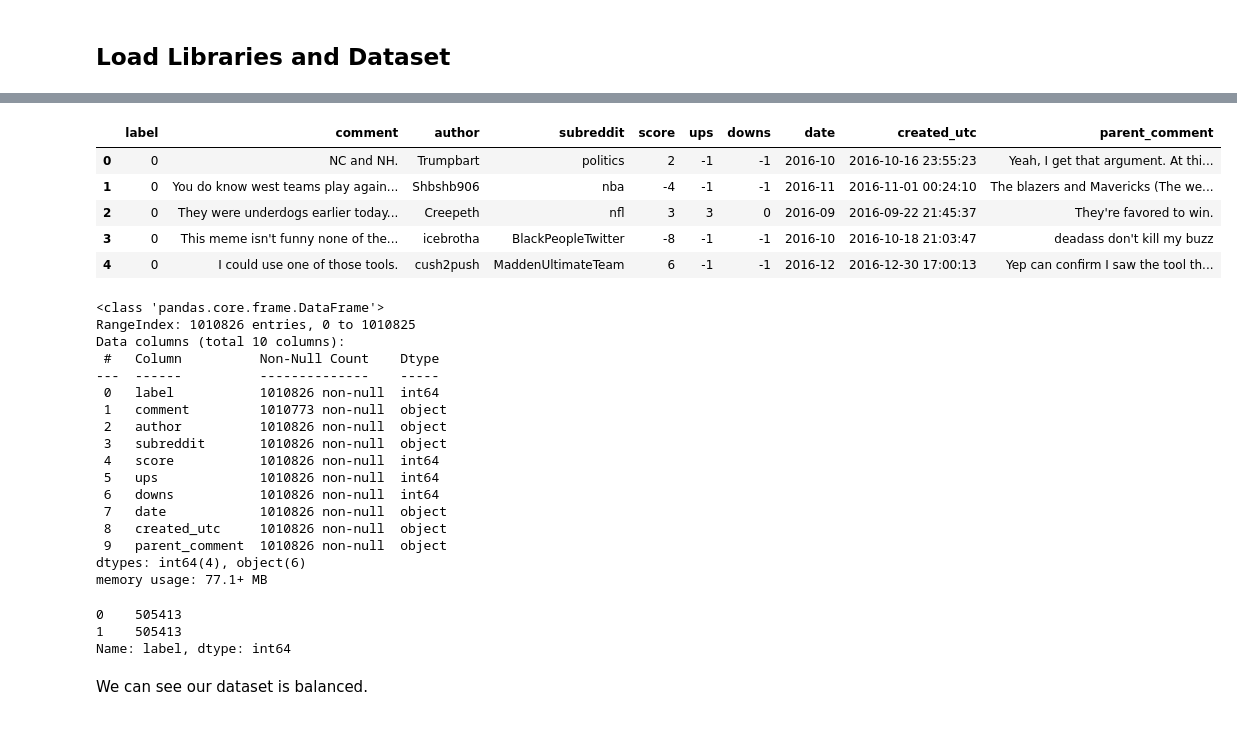
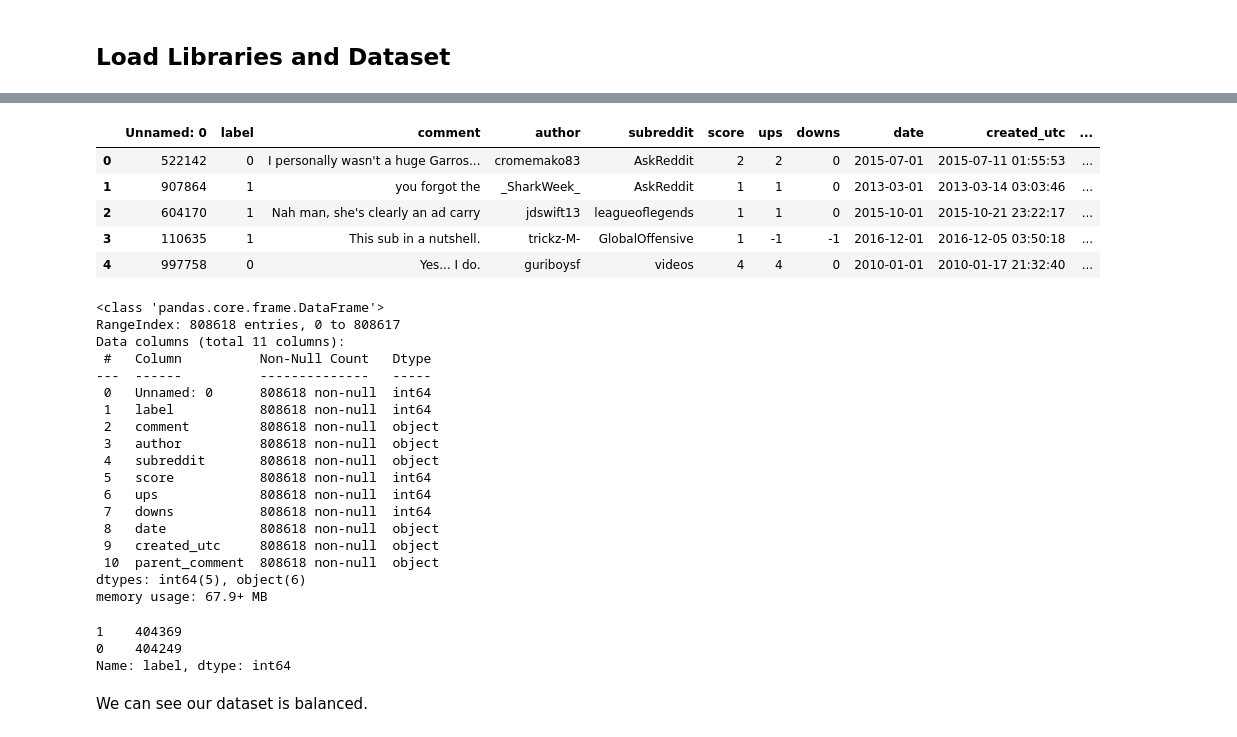
Before and after one commit to brianellis1997/Sarcasm_Detection, a Jupyter notebook: DS_440_Traditional_Models.ipynb, the cells around one changed output, grey strips where cells are left out. Cells and saved outputs as stored; diff of their text form; code cells hidden in the pictures.

Commit message:
Cleaned notebook and inserted new paths to train and test.

```diff
--- a/DS_440_Traditional_Models.ipynb
+++ b/DS_440_Traditional_Models.ipynb
@@ -37,10 +37,10 @@ Mounted at /content/drive
 # %%
-train_bal = pd.read_csv('/content/drive/MyDrive/Sarcasm_Data/train-balanced-sarcasm.csv')   # Make sure path is correct in your google drive
+train_bal = pd.read_csv('/content/drive/MyDrive/Sarcasm_Data/Train_Balanced.csv')   # Make sure path is correct in your google drive
 train_bal.head()
 # %% [output]
-|  | label | comment | author | subreddit | score | ups | downs | date | created_utc | parent_comment |
-| 0 | 0 | NC and NH. | Trumpbart | politics | 2 | -1 | -1 | 2016-10 | 2016-10-16 23:55:23 | Yeah, I get that argument. At thi... |
-| 1 | 0 | You do know west teams play again... | Shbshb906 | nba | -4 | -1 | -1 | 2016-11 | 2016-11-01 00:24:10 | The blazers and Mavericks (The we... |
-| 2 | 0 | They were underdogs earlier today... | Creepeth | nfl | 3 | 3 | 0 | 2016-09 | 2016-09-22 21:45:37 | They're favored to win. |
-| 3 | 0 | This meme isn't funny none of the... | icebrotha | BlackPeopleTwitter | -8 | -1 | -1 | 2016-10 | 2016-10-18 21:03:47 | deadass don't kill my buzz |
-| 4 | 0 | I could use one of those tools. | cush2push | MaddenUltimateTeam | 6 | -1 | -1 | 2016-12 | 2016-12-30 17:00:13 | Yep can confirm I saw the tool th... |
+|  | Unnamed: 0 | label | comment | author | subreddit | score | ups | downs | date | created_utc | ... |
+| 0 | 522142 | 0 | I personally wasn't a huge Garros... | cromemako83 | AskReddit | 2 | 2 | 0 | 2015-07-01 | 2015-07-11 01:55:53 | ... |
+| 1 | 907864 | 1 | you forgot the | _SharkWeek_ | AskReddit | 1 | 1 | 0 | 2013-03-01 | 2013-03-14 03:03:46 | ... |
+| 2 | 604170 | 1 | Nah man, she's clearly an ad carry | jdswift13 | leagueoflegends | 1 | 1 | 0 | 2015-10-01 | 2015-10-21 23:22:17 | ... |
+| 3 | 110635 | 1 | This sub in a nutshell. | trickz-M- | GlobalOffensive | 1 | -1 | -1 | 2016-12-01 | 2016-12-05 03:50:18 | ... |
+| 4 | 997758 | 0 | Yes... I do. | guriboysf | videos | 4 | 4 | 0 | 2010-01-01 | 2010-01-17 21:32:40 | ... |
@@ -48,27 +50,28 @@ train_bal.head()
 train_bal.info()
 # %% [output]
 <class 'pandas.core.frame.DataFrame'>
-RangeIndex: 1010826 entries, 0 to 1010825
-Data columns (total 10 columns):
- #   Column          Non-Null Count    Dtype
----  ------          --------------    -----
- 0   label           1010826 non-null  int64
- 1   comment         1010773 non-null  object
- 2   author          1010826 non-null  object
- 3   subreddit       1010826 non-null  object
- 4   score           1010826 non-null  int64
- 5   ups             1010826 non-null  int64
- 6   downs           1010826 non-null  int64
- 7   date            1010826 non-null  object
- 8   created_utc     1010826 non-null  object
- 9   parent_comment  1010826 non-null  object
-dtypes: int64(4), object(6)
-memory usage: 77.1+ MB
+RangeIndex: 808618 entries, 0 to 808617
+Data columns (total 11 columns):
+ #   Column          Non-Null Count   Dtype
+---  ------          --------------   -----
+ 0   Unnamed: 0      808618 non-null  int64
+ 1   label           808618 non-null  int64
+ 2   comment         808618 non-null  object
+ 3   author          808618 non-null  object
+ 4   subreddit       808618 non-null  object
+ 5   score           808618 non-null  int64
+ 6   ups             808618 non-null  int64
+ 7   downs           808618 non-null  int64
+ 8   date            808618 non-null  object
+ 9   created_utc     808618 non-null  object
+ 10  parent_comment  808618 non-null  object
+dtypes: int64(5), object(6)
+memory usage: 67.9+ MB
 # %%
 train_bal['label'].value_counts()
 # %% [output]
-0    505413
-1    505413
+1    404369
+0    404249
 Name: label, dtype: int64
 # %% [markdown]
 We can see our dataset is balanced.
```
Also changed, not shown: parts of 61 cells of this notebook.
